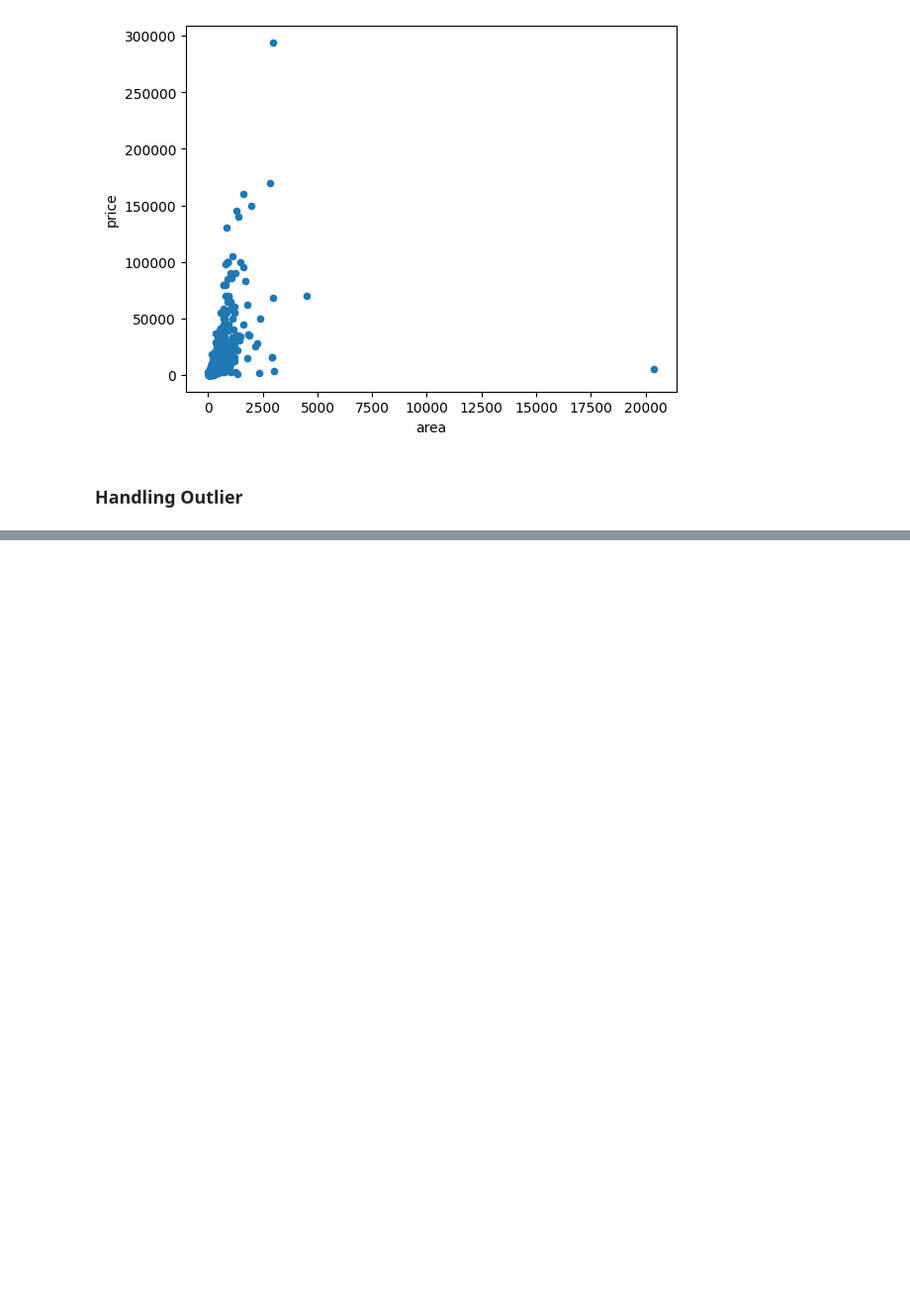
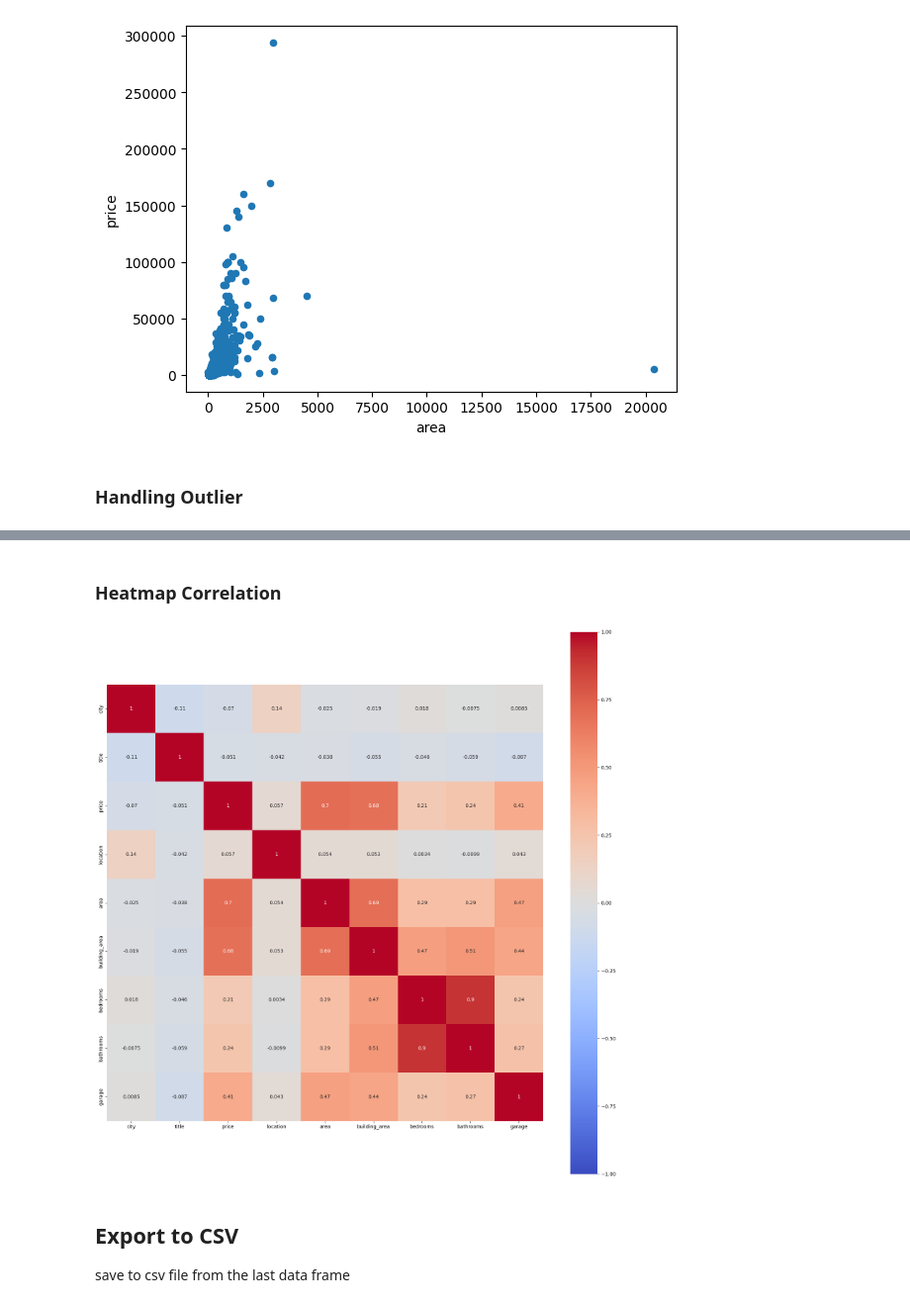
Before and after one commit to mfachrulrazy/end-to-end-ml-project, a Jupyter notebook: 01_dataprep.ipynb, the cells around one changed output, grey strips where cells are left out. Shown at 99% size. Saved outputs shown, nothing was run; the diff lists cells and outputs as text; code cells hidden in the pictures; blank space fills up the shorter version.

```diff
--- a/01_dataprep.ipynb
+++ b/01_dataprep.ipynb
@@ -540,0 +583,21 @@ df_transformed[df_transformed['price'] > 200000]
+# %% [markdown]
+### Heatmap Correlation
+# %%
+from sklearn.preprocessing import LabelEncoder
+
+df_encoded = df_no_outlier2.copy()
+for column in df_encoded.select_dtypes(include=['object']).columns:
+    le = LabelEncoder()
+    df_encoded[column] = le.fit_transform(df_encoded[column])
+
+corrmat = df_encoded.corr()
+
+# create heatmap
+f, ax = plt.subplots(figsize=(20, 20))
+sns.heatmap(corrmat, vmin=-1, vmax=1, annot=True, square=True, cmap='coolwarm')
+plt.show()
+# %% [output]
+[figure, added]
+# %% [markdown]
+## Export to CSV
+save to csv file from the last data frame
```
Also changed, not shown: parts of 8 cells of this notebook.
